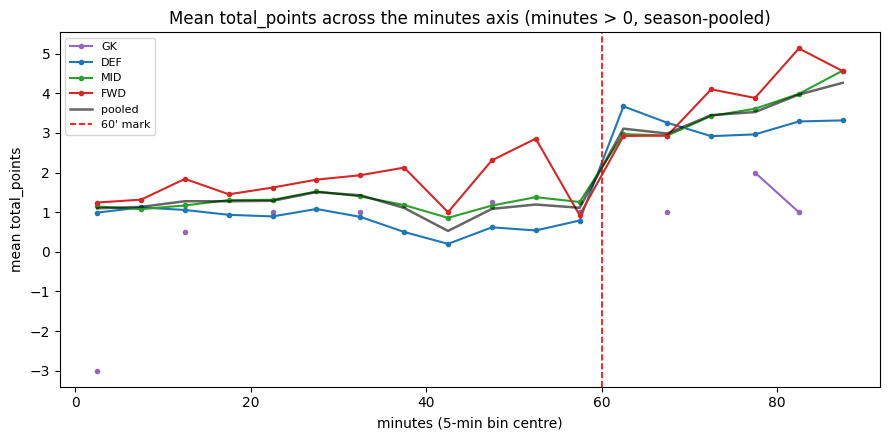
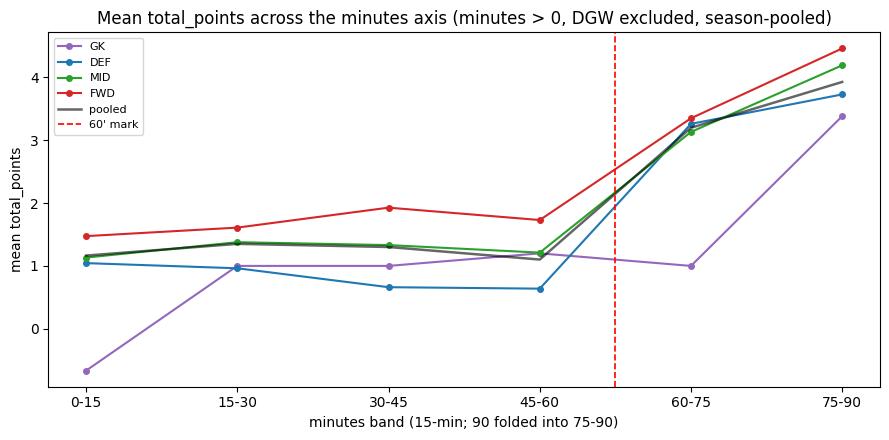
Unified diff of the notebook cell whose output changed from the first chart to the second:
--- before
+++ after
@@ -1,26 +1,30 @@
-# Binned mean of total_points across 5-minute bins, per position + pooled.
-# Binned-mean (not raw scatter) because minutes are heavily discretised and a
-# scatter would overplot. DESCRIPTIVE co-variation only -- exposure is
-# confounded with player quality (see "What it doesn't mean").
+# Binned mean of total_points across 15-minute bins, per position + pooled.
+# 15-min bins (vs 5) smooth the thin 35-50 dead zone and put the 60' mark on a
+# bin edge. NOTE: minutes are floored into bins via integer division and the 90
+# spike is folded into the top (75-90) bin -- a half-open pd.cut with top edge 90
+# would otherwise DROP every exactly-90 row (the full-match spike, ~half the
+# data). DESCRIPTIVE co-variation only -- exposure is confounded with quality.
 colours = {"GK": "#9467bd", "DEF": "#1f77b4", "MID": "#2ca02c", "FWD": "#d62728"}
-edges = np.arange(0, 95, 5)
-centres = (edges[:-1] + edges[1:]) / 2
+edges = np.arange(0, 91, 15)                  # [0,15,30,45,60,75,90]; 60 on an edge
+centres = (edges[:-1] + edges[1:]) / 2        # 6 bin centres
+labels = [f"{int(edges[i])}-{int(edges[i + 1])}" for i in range(len(edges) - 1)]
 
 def _binned_mean(frame):
     g = frame.dropna(subset=["minutes", "total_points"]).copy()
-    g["bin"] = pd.cut(g["minutes"].astype(float), bins=edges, right=False)
-    m = g.groupby("bin", observed=False)["total_points"].mean()
-    return m.to_numpy(dtype=float)
+    idx = np.minimum((g["minutes"].astype(float) // 15).astype(int), len(centres) - 1)  # 90 -> top bin
+    return g.groupby(idx)["total_points"].mean().reindex(range(len(centres))).to_numpy(dtype=float)
 
 fig, ax = plt.subplots(figsize=(9, 4.5))
 for pos in POSITIONS:
-    ax.plot(centres, _binned_mean(cohorts[pos]), "-o", ms=3,
+    ax.plot(centres, _binned_mean(cohorts[pos]), "-o", ms=4,
             color=colours[pos], label=pos)
 ax.plot(centres, _binned_mean(df), "-", color="black", linewidth=1.8,
         alpha=0.6, label="pooled")
 ax.axvline(60, color="red", linestyle="--", linewidth=1.2, label="60' mark")
-ax.set_xlabel("minutes (5-min bin centre)")
+ax.set_xticks(centres)
+ax.set_xticklabels(labels)
+ax.set_xlabel("minutes band (15-min; 90 folded into 75-90)")
 ax.set_ylabel("mean total_points")
-ax.set_title("Mean total_points across the minutes axis (minutes > 0, season-pooled)")
+ax.set_title("Mean total_points across the minutes axis (minutes > 0, DGW excluded, season-pooled)")
 ax.legend(fontsize=8)
 plt.tight_layout()

Commit: feat(population): box-by-band plot + 15-min bins; fix dropped-90 bug in (a) curve